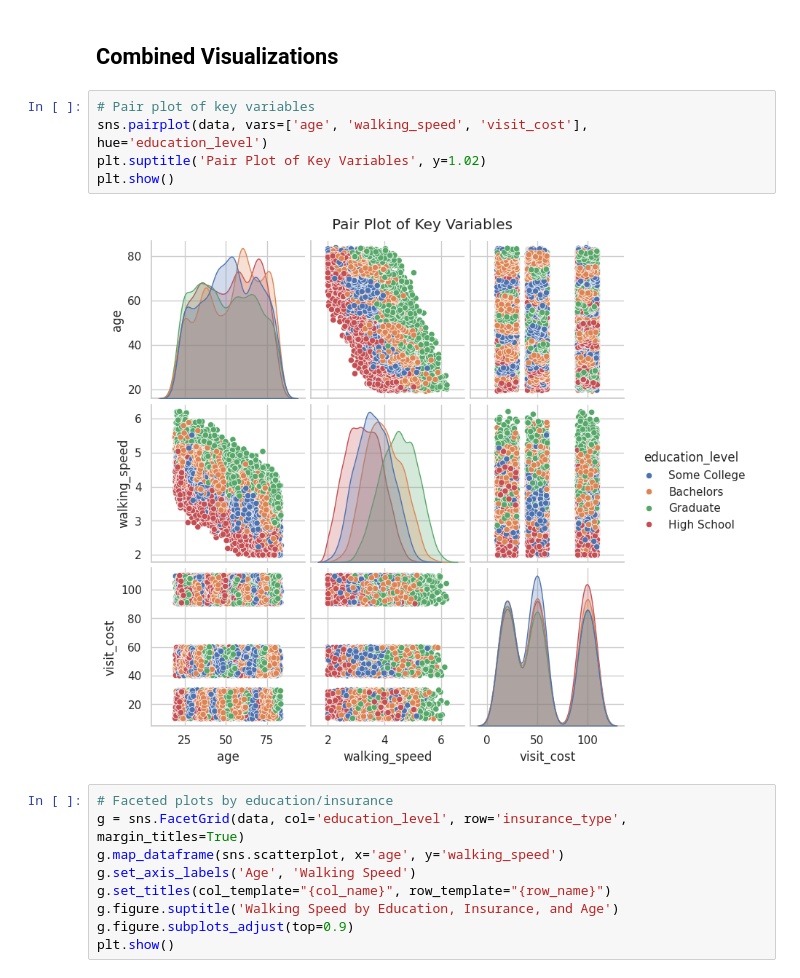
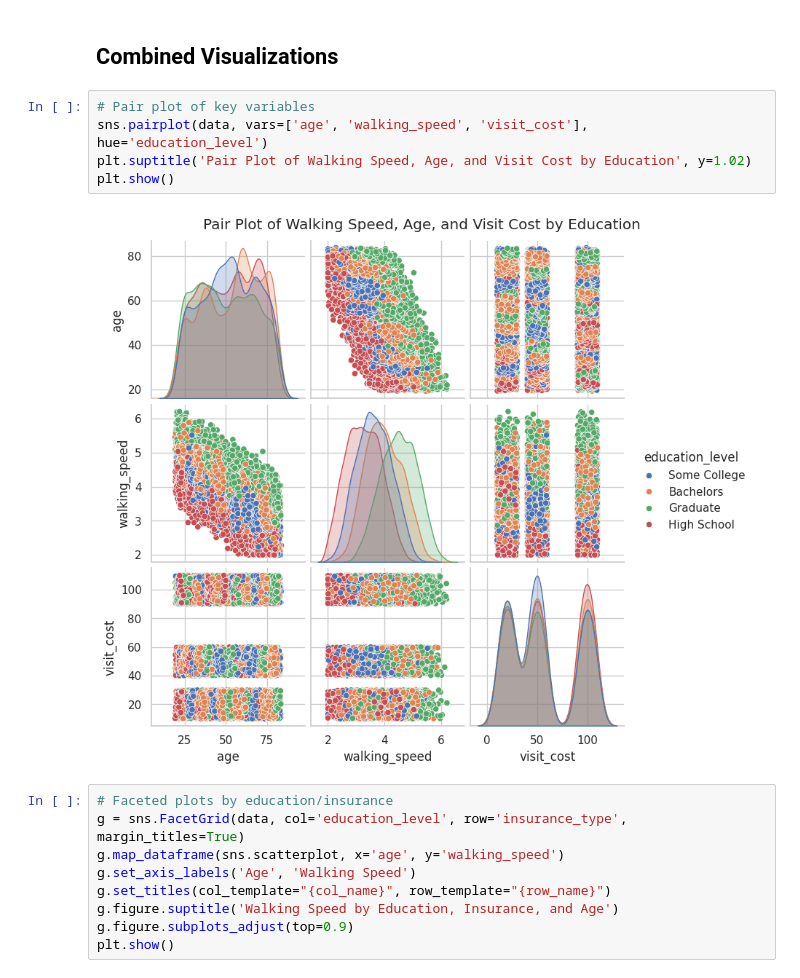
Before and after one commit to UCSF-DataSci/09-second-exam-mtsen1, a Jupyter notebook: visualize.ipynb, the cells around one changed output. Drawn from its saved outputs; the diff is of its cells as text.

```diff
--- a/visualize.ipynb
+++ b/visualize.ipynb
@@ -64,10 +64,10 @@ plt.show()
 # %%
 # Pair plot of key variables
 sns.pairplot(data, vars=['age', 'walking_speed', 'visit_cost'], hue='education_level')
-plt.suptitle('Pair Plot of Key Variables', y=1.02)
+plt.suptitle('Pair Plot of Walking Speed, Age, and Visit Cost by Education', y=1.02)
 plt.show()
 # %% [output]
-[figure, old version]
+[figure, new version]
 # %%
 # Faceted plots by education/insurance
 g = sns.FacetGrid(data, col='education_level', row='insurance_type', margin_titles=True)
```
Also changed, not shown: parts of 2 cells of this notebook, 1 other file.
